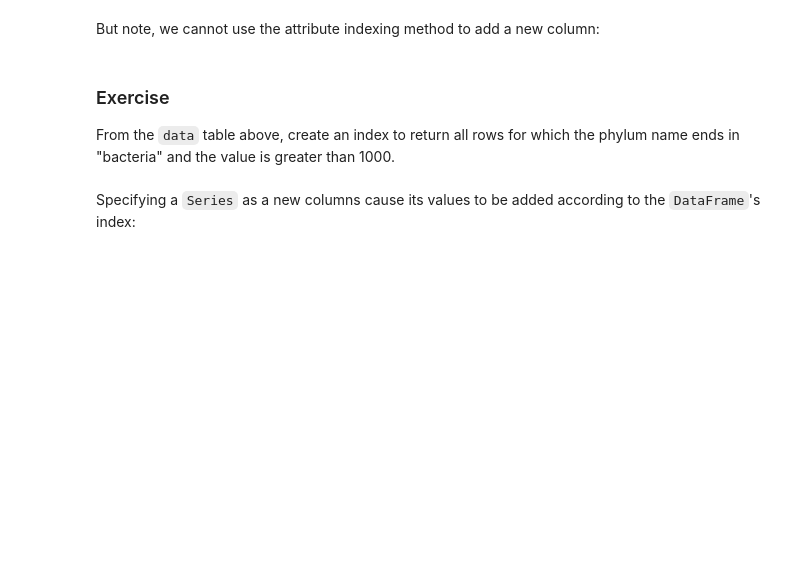
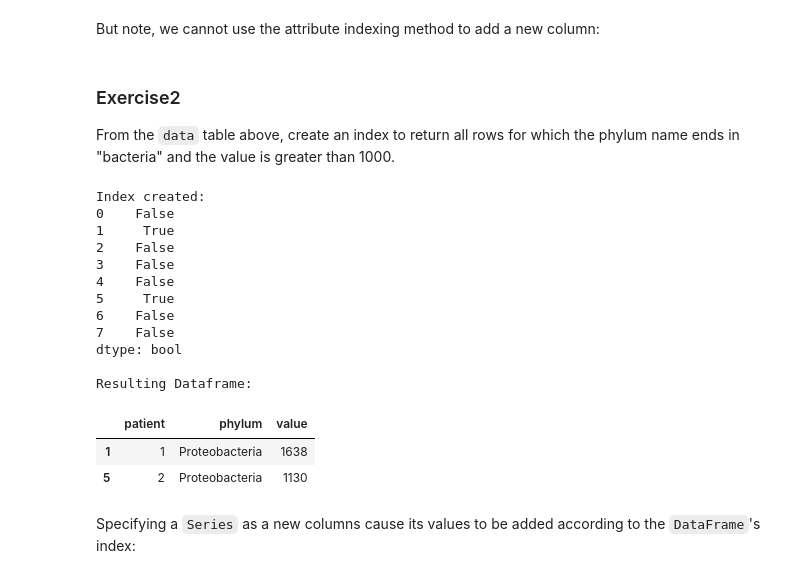
Before and after one commit to onanypoint/ADA-Homework, a Jupyter notebook: 01 - Pandas and Data Wrangling/Intro to Pandas.ipynb, the cells around one changed output. Saved outputs shown, nothing was run; the diff lists cells and outputs as text; code cells hidden in the pictures; blank space fills up the shorter version.

```diff
--- a/01 - Pandas and Data Wrangling/Intro to Pandas.ipynb
+++ b/01 - Pandas and Data Wrangling/Intro to Pandas.ipynb
@@ -210,11 +224,30 @@ data
 # %%
 data.treatment
 # %% [markdown]
-### Exercise
+### Exercise2
 
 From the `data` table above, create an index to return all rows for which the phylum name ends in "bacteria" and the value is greater than 1000.
 # %%
-(data['phylum'].str.endswith('bacteria')) & (data['value'] > 1000)
+index_ends_in_bacteria_value_greater_1000 = (data['phylum'].str.endswith('bacteria')) & (data['value'] > 1000)
+print("Index created:\n{}".format(index_ends_in_bacteria_value_greater_1000))
+print("\nResulting Dataframe:")
+data[index_ends_in_bacteria_value_greater_1000]
+# %% [output]
+Index created:
+0    False
+1     True
+2    False
+3    False
+4    False
+5     True
+6    False
+7    False
+dtype: bool
+
+Resulting Dataframe:
+|  | patient | phylum | value |
+| 1 | 1 | Proteobacteria | 1638 |
+| 5 | 2 | Proteobacteria | 1130 |
 # %% [markdown]
 Specifying a `Series` as a new columns cause its values to be added according to the `DataFrame`'s index:
 # %%
```
Also changed, not shown: parts of 21 cells of this notebook.
